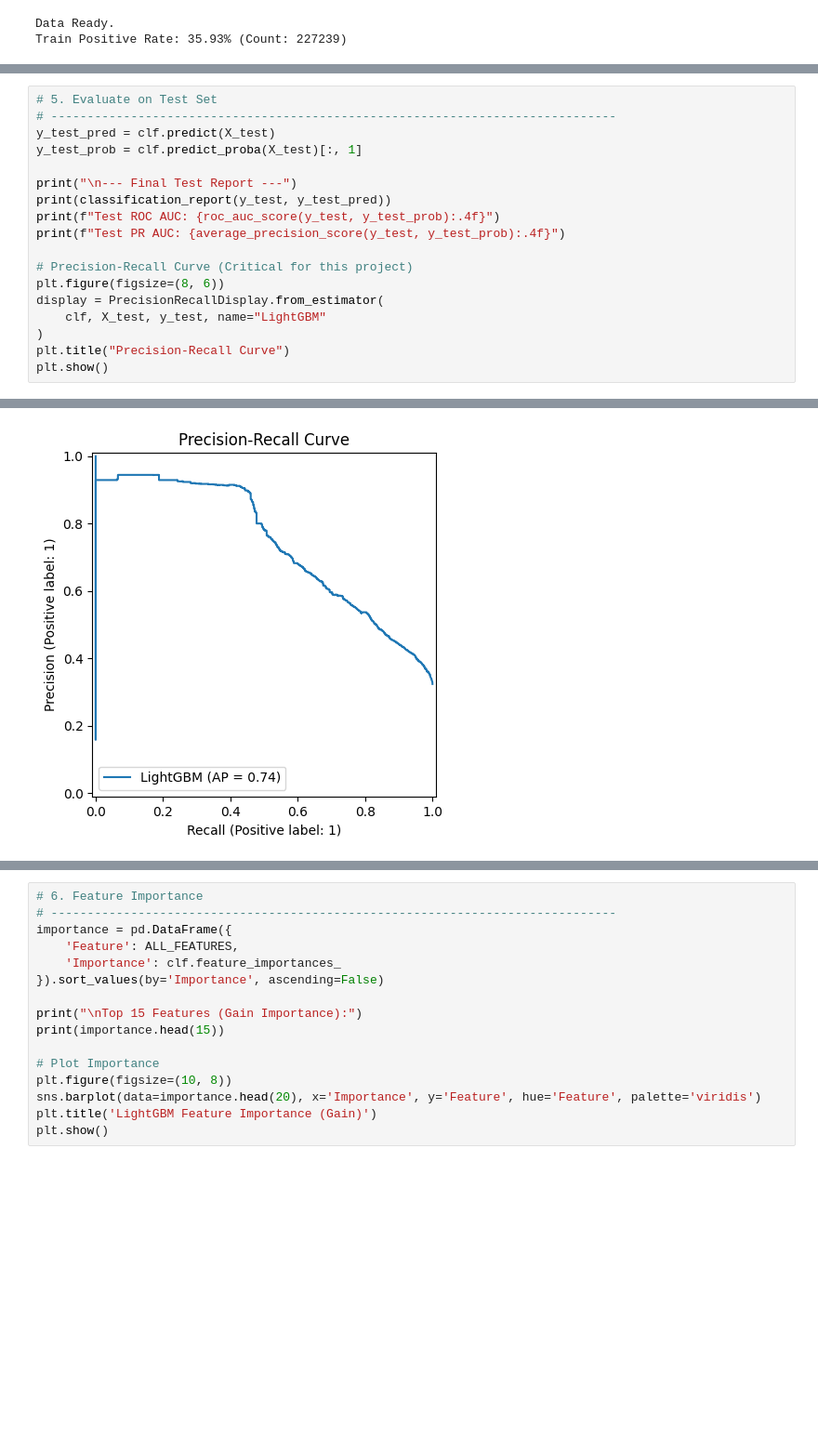
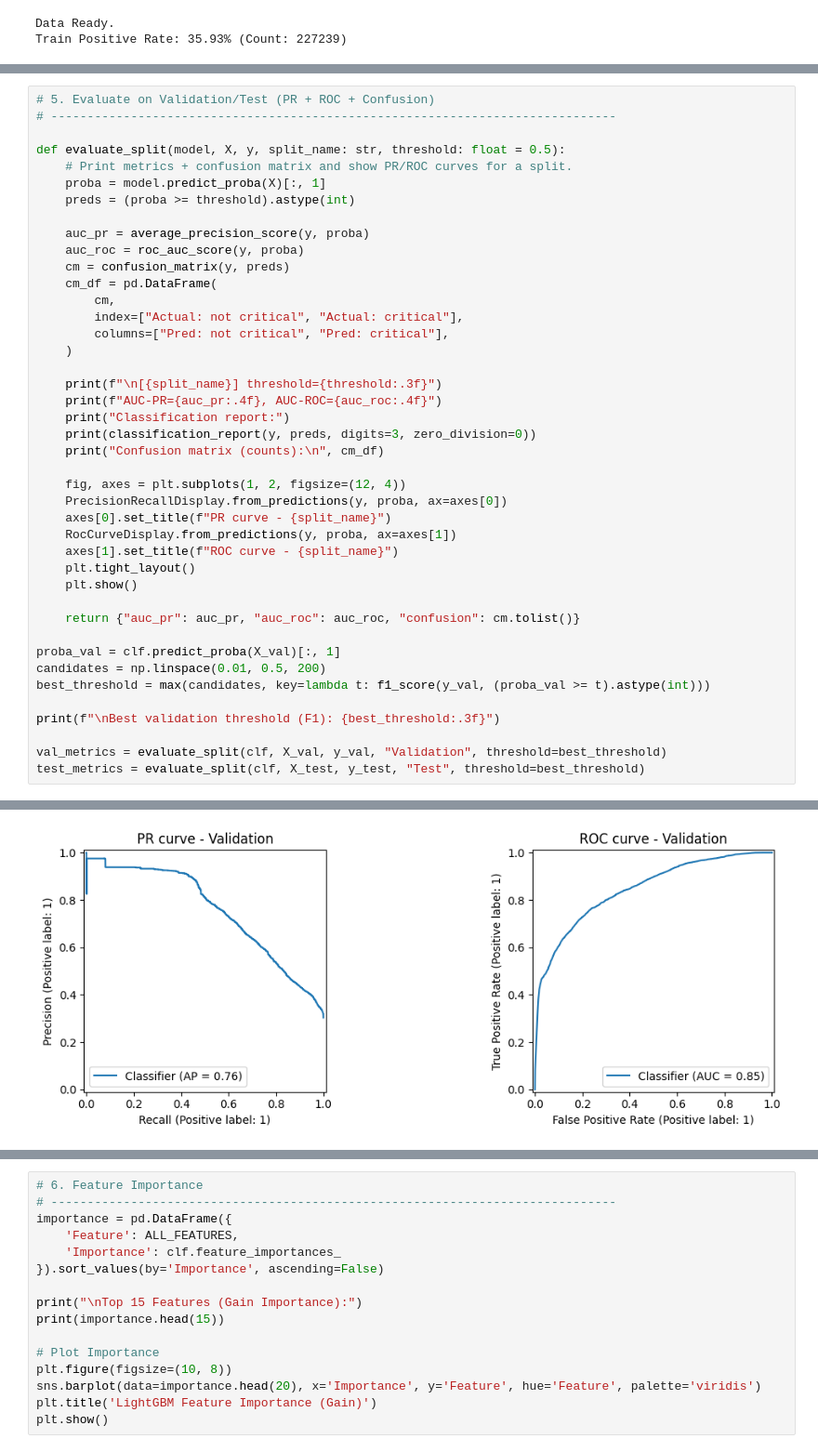
Before and after one commit to DPnimo11/CIS-5200-Final-Project, a Jupyter notebook: models/lightgbm.ipynb, the cells around one changed output, grey strips where cells are left out. Shown at 93% size. Saved outputs shown, nothing was run; the diff lists cells and outputs as text; blank space fills up the shorter version.

Commit message:
Added graph and matrix for light gbm

```diff
--- a/models/lightgbm.ipynb
+++ b/models/lightgbm.ipynb
@@ -178,21 +186,45 @@ Early stopping, best iteration is:
 [127]   train's auc: 0.846019   val's auc: 0.845254
 --- Training Complete ---
 # %%
-# 5. Evaluate on Test Set
+# 5. Evaluate on Validation/Test (PR + ROC + Confusion)
 # ------------------------------------------------------------------------------
-y_test_pred = clf.predict(X_test)
-y_test_prob = clf.predict_proba(X_test)[:, 1]
 
-print("\n--- Final Test Report ---")
-print(classification_report(y_test, y_test_pred))
-print(f"Test ROC AUC: {roc_auc_score(y_test, y_test_prob):.4f}")
-print(f"Test PR AUC: {average_precision_score(y_test, y_test_prob):.4f}")
+def evaluate_split(model, X, y, split_name: str, threshold: float = 0.5):
+    # Print metrics + confusion matrix and show PR/ROC curves for a split.
+    proba = model.predict_proba(X)[:, 1]
+    preds = (proba >= threshold).astype(int)
 
-# Precision-Recall Curve (Critical for this project)
-plt.figure(figsize=(8, 6))
-display = PrecisionRecallDisplay.from_estimator(
-    clf, X_test, y_test, name="LightGBM"
-)
-plt.title("Precision-Recall Curve")
-plt.show()
+    auc_pr = average_precision_score(y, proba)
+    auc_roc = roc_auc_score(y, proba)
+    cm = confusion_matrix(y, preds)
+    cm_df = pd.DataFrame(
+        cm,
+        index=["Actual: not critical", "Actual: critical"],
+        columns=["Pred: not critical", "Pred: critical"],
+    )
+
+    print(f"\n[{split_name}] threshold={threshold:.3f}")
+    print(f"AUC-PR={auc_pr:.4f}, AUC-ROC={auc_roc:.4f}")
+    print("Classification report:")
+    print(classification_report(y, preds, digits=3, zero_division=0))
+    print("Confusion matrix (counts):\n", cm_df)
+
+    fig, axes = plt.subplots(1, 2, figsize=(12, 4))
+    PrecisionRecallDisplay.from_predictions(y, proba, ax=axes[0])
+    axes[0].set_title(f"PR curve - {split_name}")
+    RocCurveDisplay.from_predictions(y, proba, ax=axes[1])
+    axes[1].set_title(f"ROC curve - {split_name}")
+    plt.tight_layout()
+    plt.show()
+
+    return {"auc_pr": auc_pr, "auc_roc": auc_roc, "confusion": cm.tolist()}
+
+proba_val = clf.predict_proba(X_val)[:, 1]
+candidates = np.linspace(0.01, 0.5, 200)
+best_threshold = max(candidates, key=lambda t: f1_score(y_val, (proba_val >= t).astype(int)))
+
+print(f"\nBest validation threshold (F1): {best_threshold:.3f}")
+
+val_metrics = evaluate_split(clf, X_val, y_val, "Validation", threshold=best_threshold)
+test_metrics = evaluate_split(clf, X_test, y_test, "Test", threshold=best_threshold)
 # %% [output]
@@ -210,0 +249 @@ Test PR AUC: 0.7406
+[figure, new version]
@@ -212 +265,0 @@ Test PR AUC: 0.7406
-[figure, old version]
```
Also changed, not shown: parts of 3 cells of this notebook.
